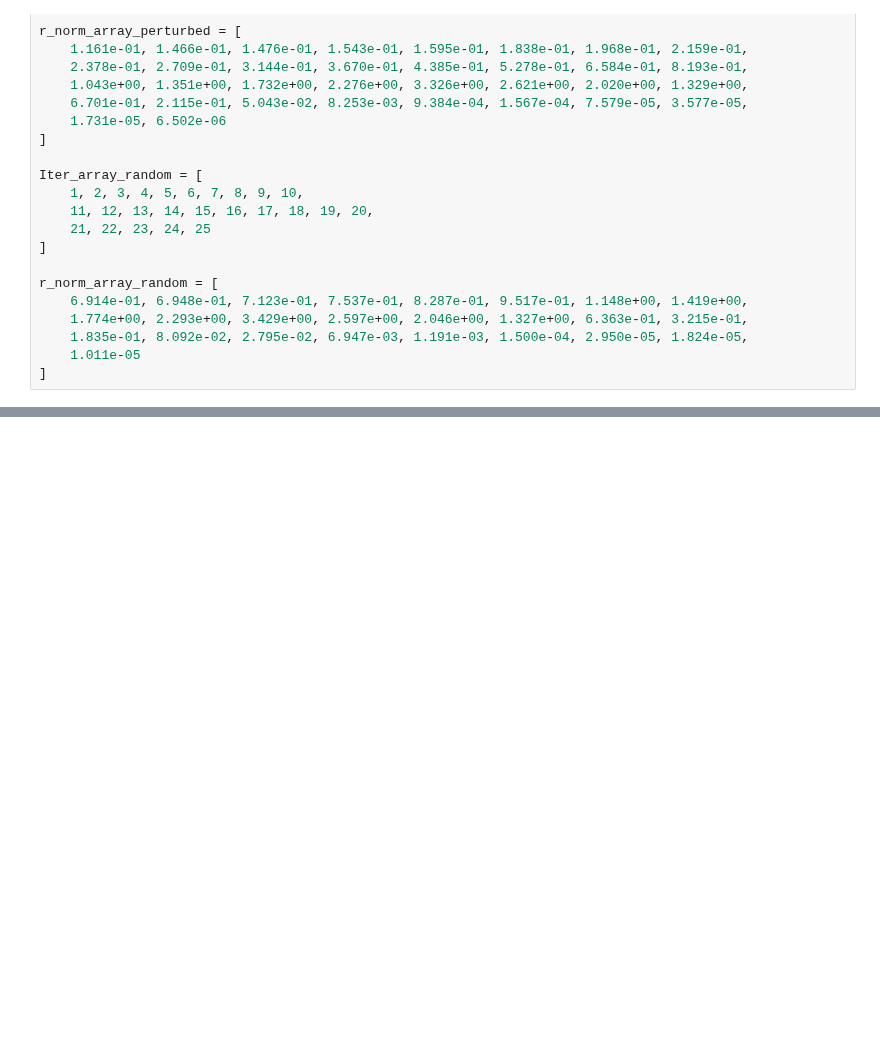
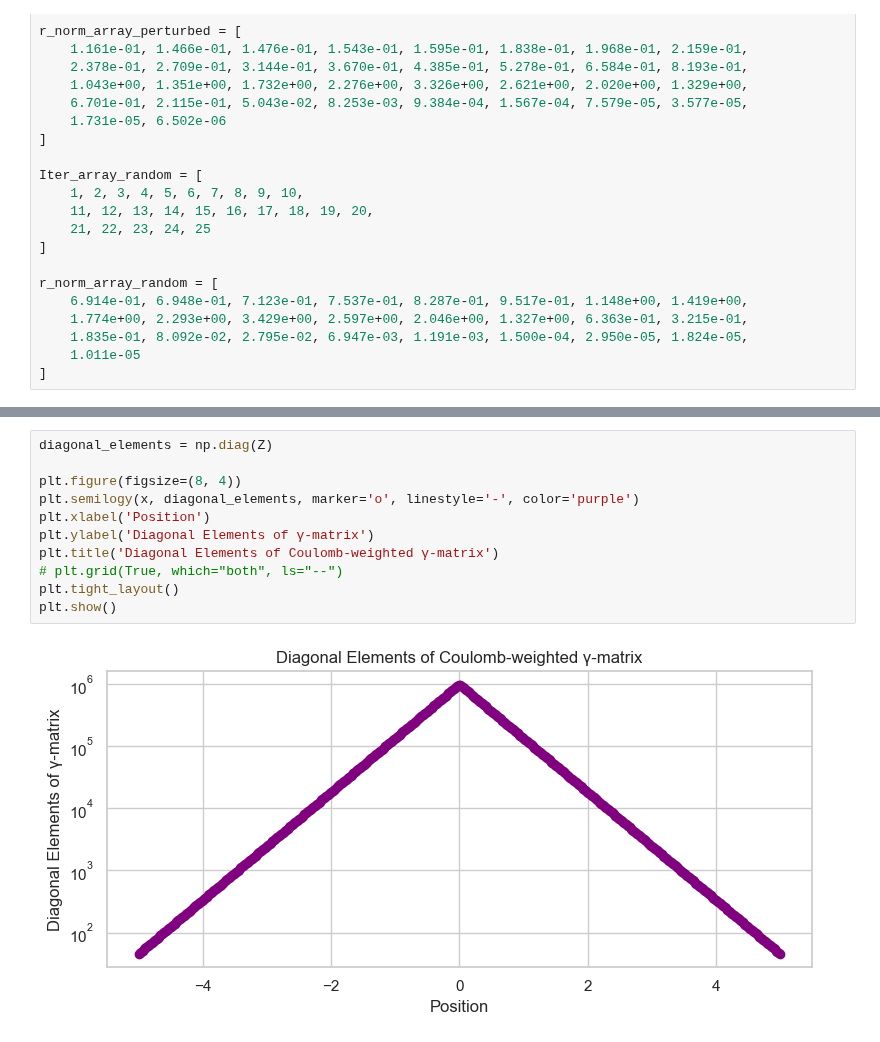
Before and after one commit to framere/Final_codes_MA, a Jupyter notebook: Simulate_CWNO/plots.ipynb, the cells around one changed output, grey strips where cells are left out. Drawn from its saved outputs; the diff is of its cells as text; blank space fills up the shorter version.

```diff
--- a/Simulate_CWNO/plots.ipynb
+++ b/Simulate_CWNO/plots.ipynb
@@ -68,0 +87,13 @@ plt.show()
+# %%
+diagonal_elements = np.diag(Z)
+
+plt.figure(figsize=(8, 4))
+plt.semilogy(x, diagonal_elements, marker='o', linestyle='-', color='purple')
+plt.xlabel('Position')
+plt.ylabel('Diagonal Elements of γ-matrix')
+plt.title('Diagonal Elements of Coulomb-weighted γ-matrix')
+# plt.grid(True, which="both", ls="--")
+plt.tight_layout()
+plt.show()
+# %% [output]
+[figure, added]
```
Also changed, not shown: parts of 4 cells of this notebook, 2 other files.
